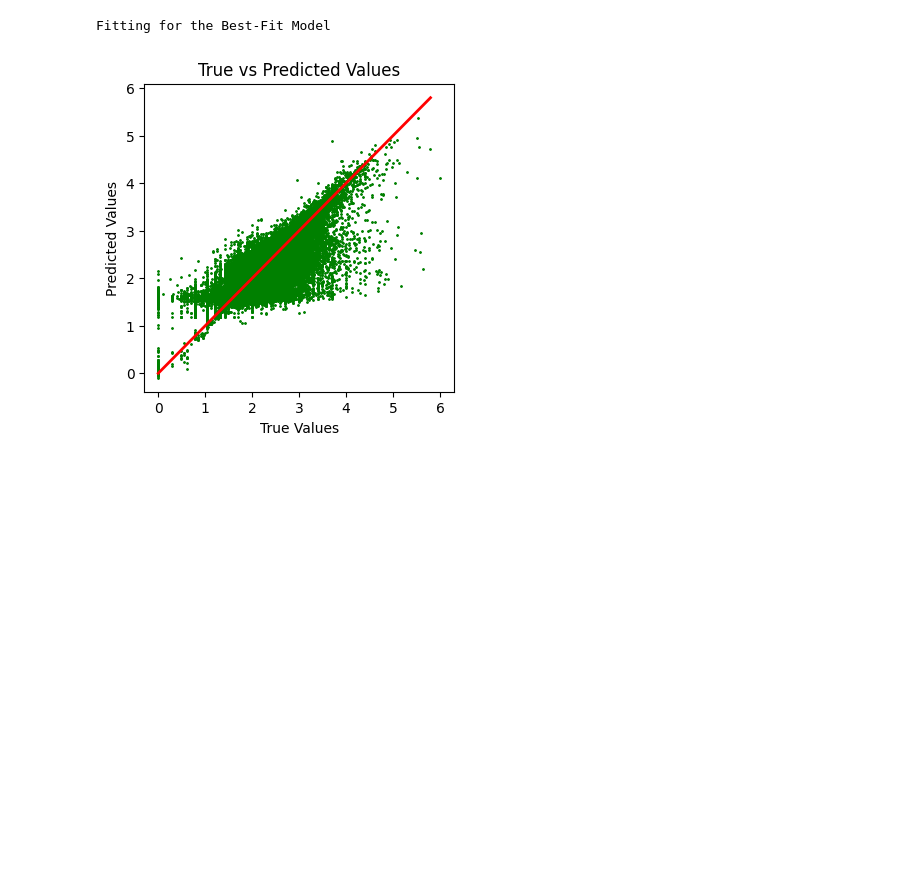
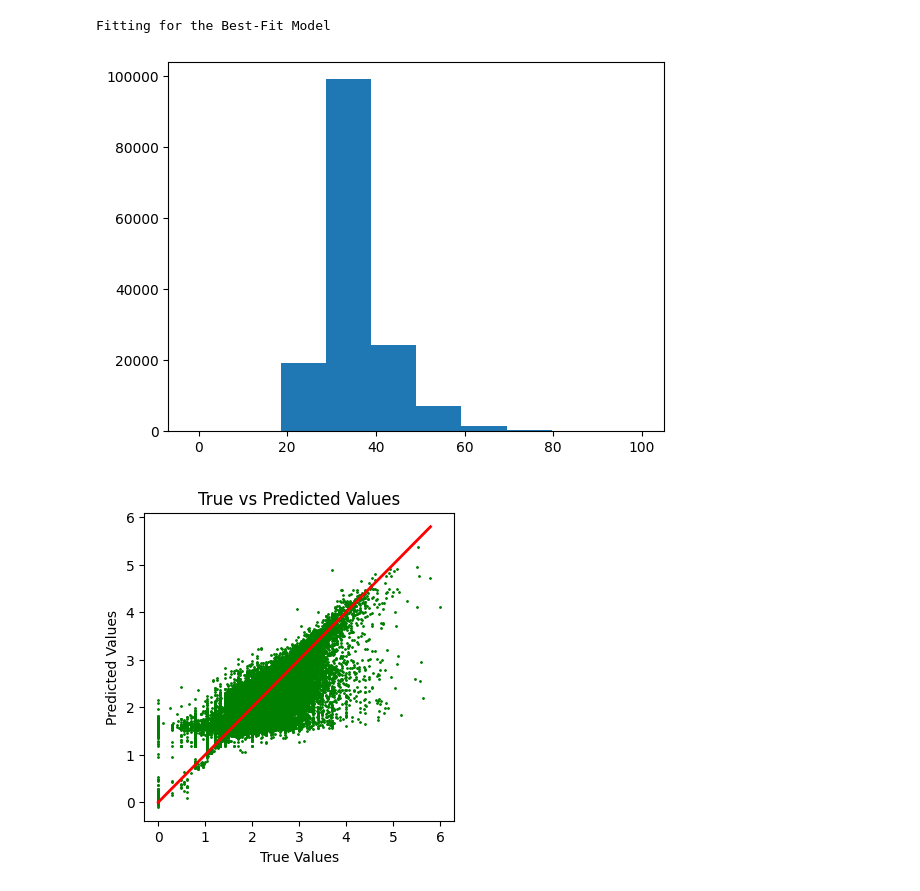
Before and after one commit to rmittalccs/ccs_pred_mod, a Jupyter notebook: ft_nsf.ipynb, the cells around one changed output. Drawn from its saved outputs; the diff is of its cells as text; code cells hidden in the pictures; blank space fills up the shorter version.

```diff
--- a/ft_nsf.ipynb
+++ b/ft_nsf.ipynb
@@ -108,8 +108,9 @@ def bin_and_convert_to_binary(ages):
 # %% [markdown]
 ### **Constituent File**
 # %%
+client = "national_scleroderma_foundation"
 path = "/home/RMittal@ccsfundraising.com/ccs_pred_mod"
-filename =  "national_scleroderma_foundation_constituent_ccsdb.csv"
+filename =  "%s_constituent_ccsdb.csv" %(client)
 file = "%s/%s" %(path, filename)
 df_cd = pd.read_csv(file, encoding="ISO-8859-1")
 # %%
@@ -235,11 +236,12 @@ df_indicators = pd.concat([df_cd.pop(col) for col in ["deceased", "key_indicator
 # %% [markdown]
 ### **Taggers**
 # %%
-column_taggers = ["constituent_id", "first_name", "last_name", "home_country", "address_1", "zip",\
+column_taggers = ["first_name", "last_name", "home_country", "address_1", "zip",\
                   "current_trustee", "past_trustee", "assigned_manager", \
                   "lifetime_hard_credits", "lifetime_soft_credits", \
                   "first_gift_amount", "most_recent_gift_amount", "number_of_gifts"]
 df_taggers = pd.concat([df_cd.pop(col) for col in column_taggers], axis=1)
+df_taggers["constituent_id"] = df_cd["constituent_id"]
 # %% [markdown]
 ### **Sklearn -- preprocessing**
 # %%
@@ -248,6 +250,8 @@ df_reg = df_cd.dropna(how="all", axis=1)
 
 ### Drop all columns where 80% of the entires are NaN
 df_reg = df_reg.dropna(axis=1, thresh=len(df_reg)*0.20)
+
+constituent_id = df_reg.pop("constituent_id")
 
 ### Convert the lifetime giving into log1p
 df_reg["lifetime_giving"] = np.log1p(df_reg["lifetime_giving"])/np.log(10)
@@ -538,3 +553,9 @@ Fitting for the Best-Fit Model
+# %%
+#y_pred_all.min(), y_pred_all.max()
+y_scores = y_pred_all*(100.0/y_pred_all.max())
+g = plt.hist(y_scores)
+# %% [output]
+[figure, added]
 # %%
 #[(key, len(features[key]), key1, model_stats[key][key1]) for key in model_stats.keys() for key1 in model_stats[key].keys()]
 #df.sort_values(["Root_Mean_Square_Error"])
```
Also changed, not shown: parts of 2 cells of this notebook.
